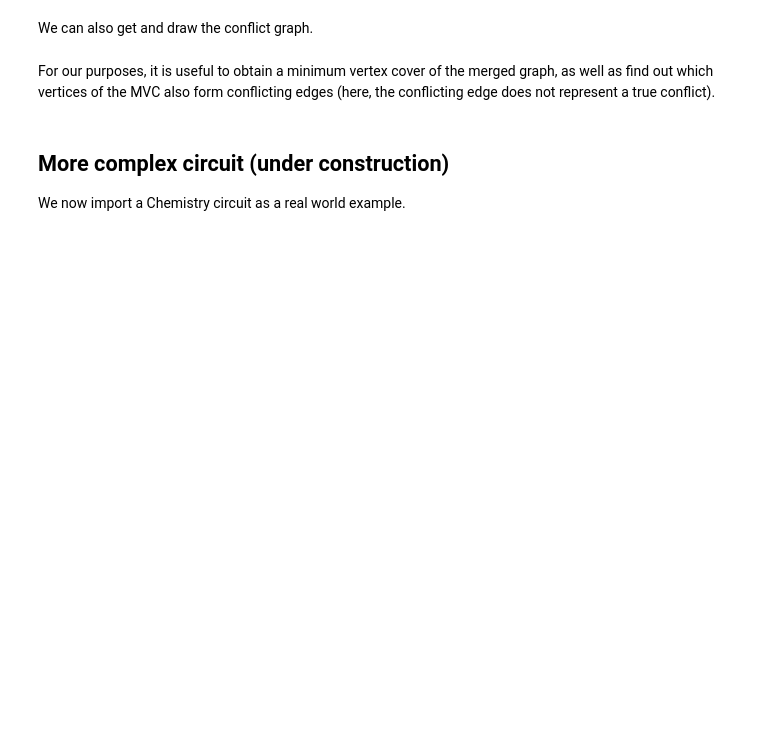
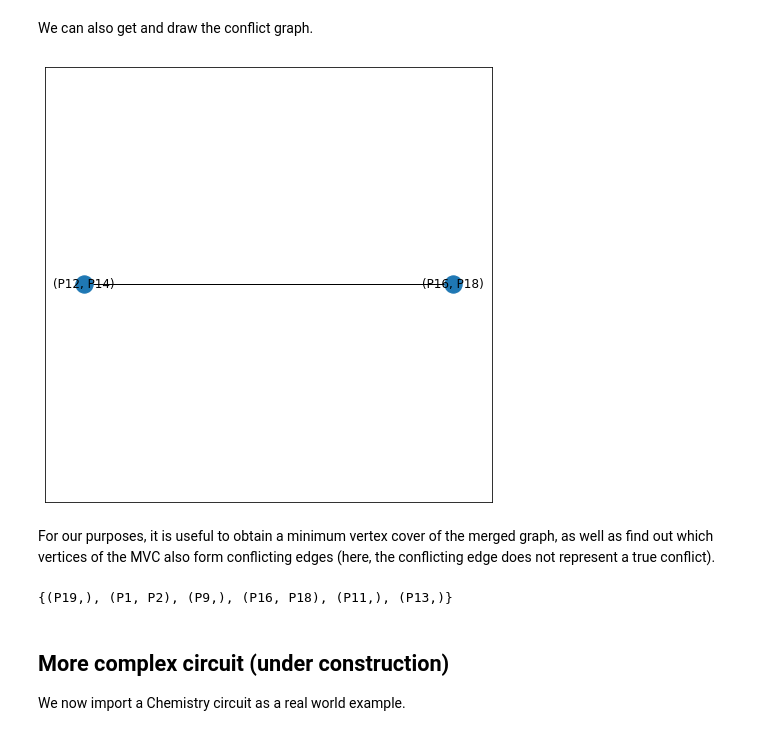
Before and after one commit to CQCL/pytket-dqc, a Jupyter notebook: examples/pacman-example.ipynb, the cells around one changed output. Cells and saved outputs as stored; diff of their text form; code cells hidden in the pictures; blank space fills up the shorter version.

```diff
--- a/examples/pacman-example.ipynb
+++ b/examples/pacman-example.ipynb
@@ -100,16 +102,19 @@ nx.draw_networkx(
 # %% [markdown]
 We can also get and draw the conflict graph.
 # %%
-cg, topnodes = pacman.get_nx_graph_conflict()
+conflict_g, conflict_topnodes = pacman.get_nx_graph_conflict()
 nx.draw_networkx(
-    cg,
-    pos = nx.drawing.layout.bipartite_layout(cg, topnodes),
+    conflict_g,
+    pos = nx.drawing.layout.bipartite_layout(conflict_g, conflict_topnodes),
     width = 1)
+# %% [output]
+[figure, added]
 # %% [markdown]
 For our purposes, it is useful to obtain a minimum vertex cover of the merged graph, as well as find out which vertices of the MVC also form conflicting edges (here, the conflicting edge does not represent a true conflict).
 # %%
 print(pacman.get_mvc_merged_graph())
-print(pacman.get_true_conflict_edges())
+# %% [output]
+{(P19,), (P1, P2), (P9,), (P16, P18), (P11,), (P13,)}
 # %% [markdown]
 ## More complex circuit (under construction)
 
```
Also changed, not shown: parts of 9 cells of this notebook.
